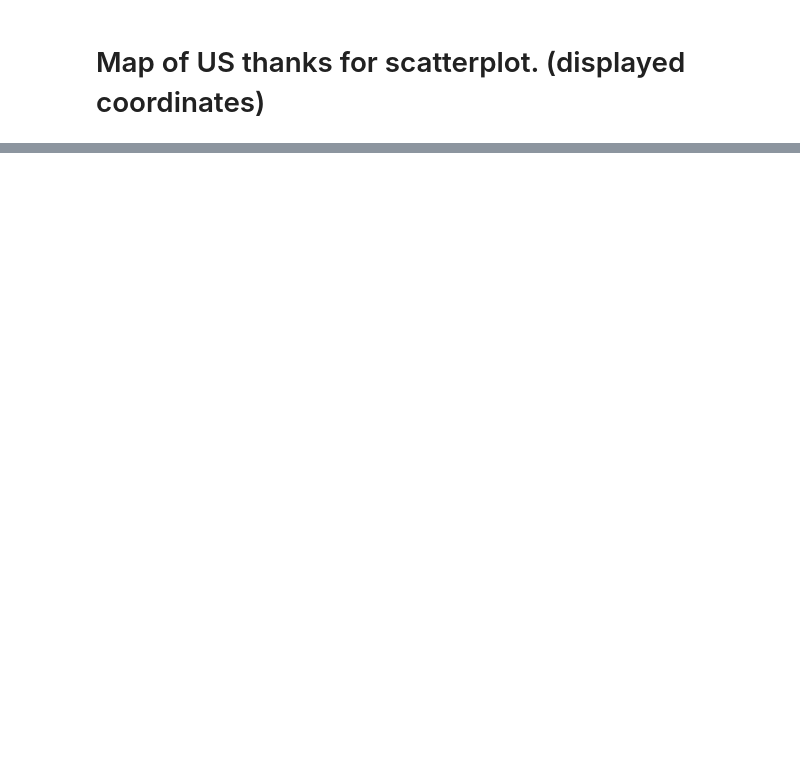
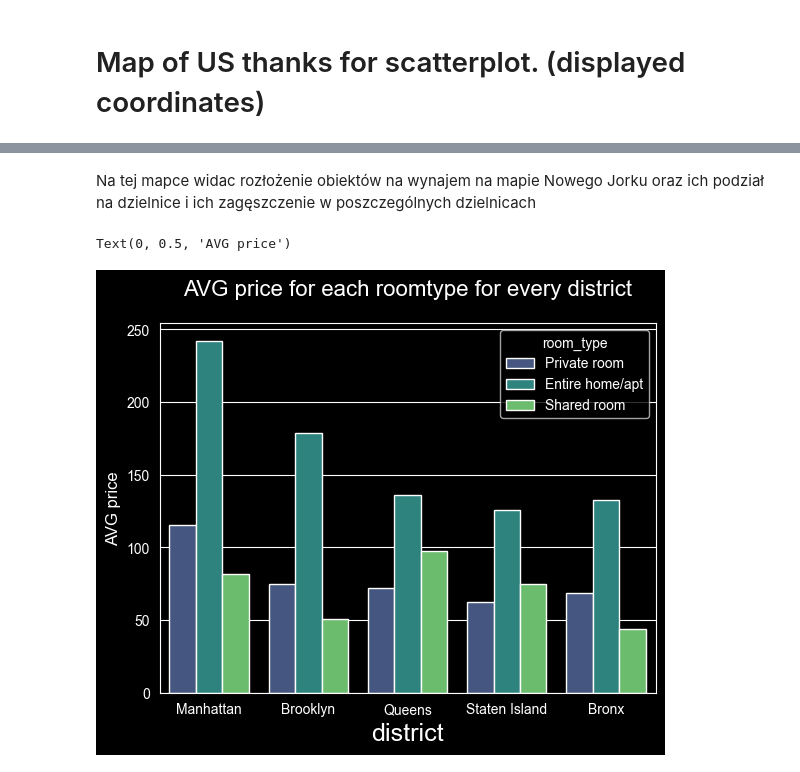
Before and after one commit to ck0002/airbnb_group, a Jupyter notebook: AirBnb.ipynb, the cells around one changed output, grey strips where cells are left out. Cells and saved outputs as stored; diff of their text form; code cells hidden in the pictures; blank space fills up the shorter version.

```diff
--- a/AirBnb.ipynb
+++ b/AirBnb.ipynb
@@ -182,0 +273,20 @@ plt.show()
+# %% [markdown]
+Na tej mapce widac rozłożenie obiektów na wynajem na mapie Nowego Jorku oraz ich podział na dzielnice i ich zagęszczenie w poszczególnych dzielnicach
+# %%
+district_price = airbnb.groupby('District')['price'].mean().sort_values(ascending=False).index
+
+ax = sns.barplot(
+    data=airbnb,
+    x='District',
+    y='price',
+    order=district_price,
+    palette='viridis',
+    hue='room_type',
+    errorbar=None
+)
+plt.title('AVG price for each roomtype for every district', fontsize=16, pad=20)
+plt.xlabel('district', fontsize=18)
+plt.ylabel('AVG price', fontsize=12)
+# %% [output]
+Text(0, 0.5, 'AVG price')
+[figure, added]
```
Also changed, not shown: parts of 17 cells of this notebook.
